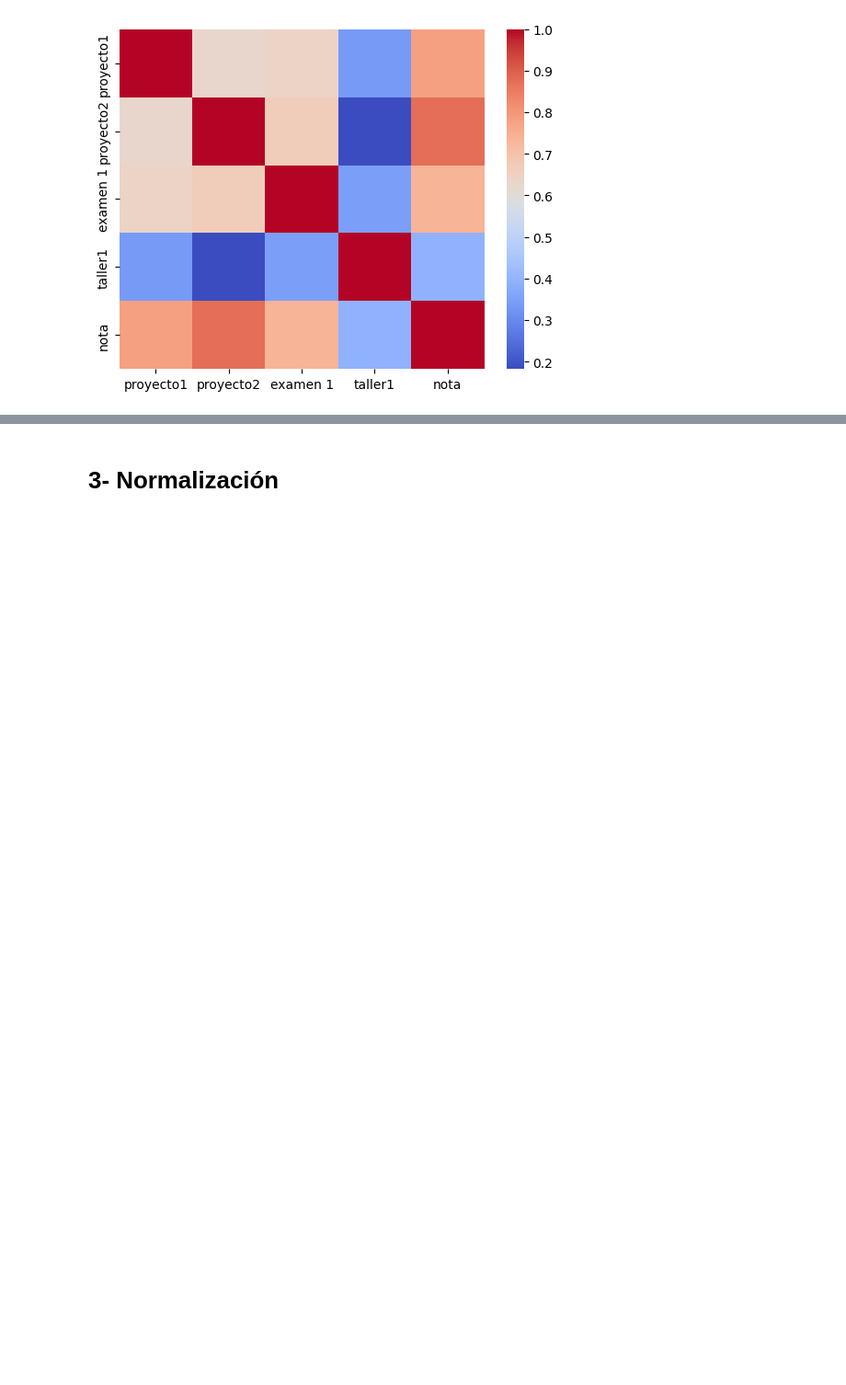
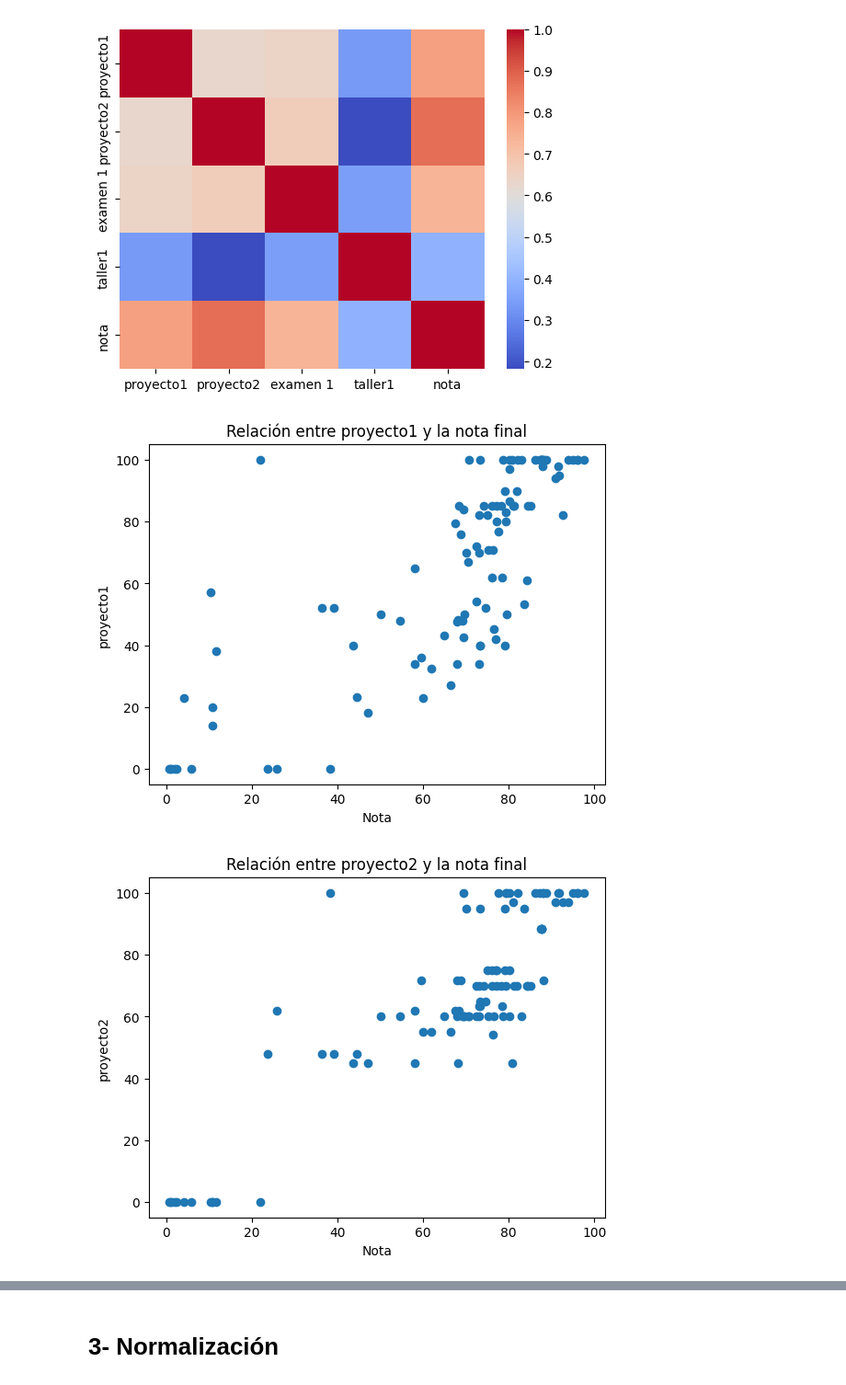
Before and after one commit to johnnyzaet08/CE5506-Pattern_Recognition, a Jupyter notebook: Proyecto_1/FuturaNota.ipynb, the cells around one changed output, grey strips where cells are left out. Shown at 92% size. Cells and saved outputs as stored; diff of their text form; code cells hidden in the pictures; blank space fills up the shorter version.

```diff
--- a/Proyecto_1/FuturaNota.ipynb
+++ b/Proyecto_1/FuturaNota.ipynb
@@ -70,0 +67,21 @@ sns.heatmap(corr, cmap='coolwarm')
+# %%
+# Crea la gráfica de disperción
+
+# Obtenemos una lista de todas las columnas del conjunto de datos, excepto la columna de calidad
+features = Notas.columns[:-1]
+
+# Creamos un gráfico de dispersión para cada característica
+for feature in features:
+    # Creamos el gráfico de dispersión
+    plt.scatter(Notas['nota'],Notas[feature])
+
+    # Agregamos etiquetas de los ejes y un título
+    plt.ylabel(feature)
+    plt.xlabel('Nota')
+    plt.title(f'Relación entre {feature} y la nota final')
+
+    # Mostramos el gráfico
+    plt.show()
+# %% [output]
+[figure, added]
+[figure, added]
```
Also changed, not shown: parts of 11 cells of this notebook, 3 other files.
